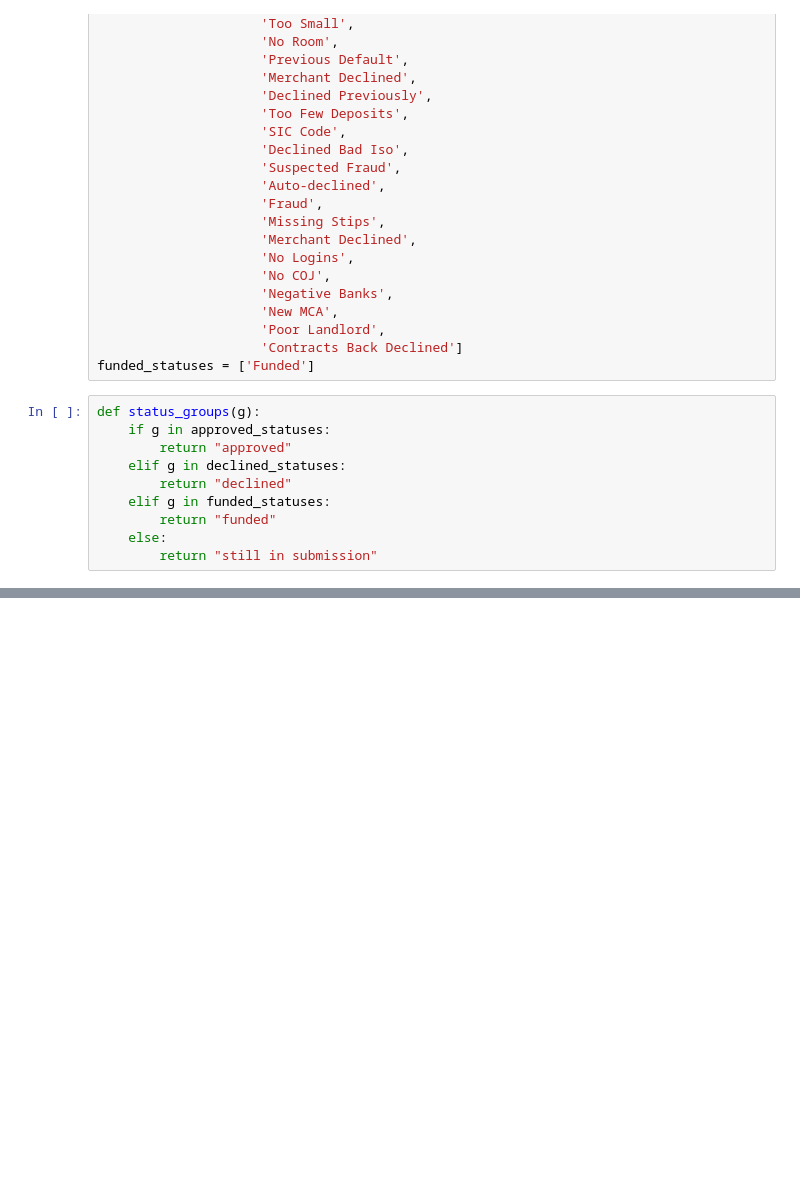
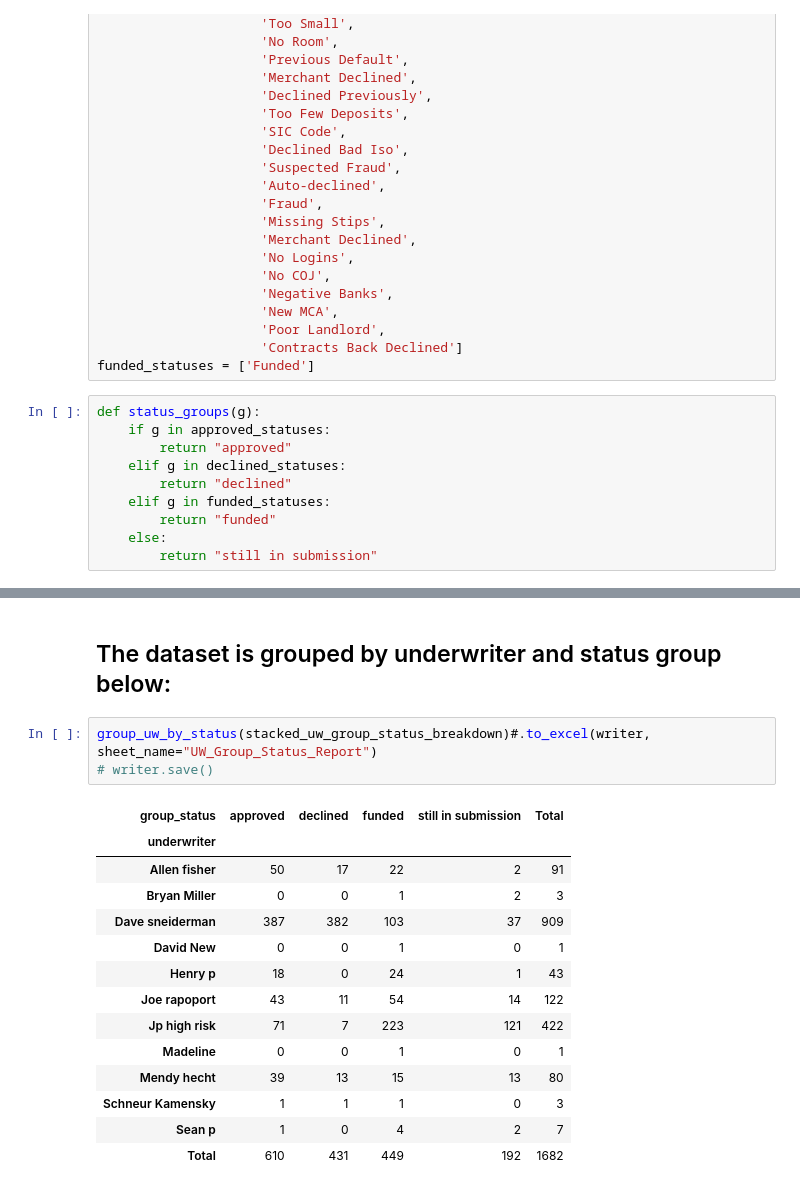
Before and after one commit to business-ui/python_projects, a Jupyter notebook: Report/Report.ipynb, the cells around one changed output, grey strips where cells are left out. Saved outputs shown, nothing was run; the diff lists cells and outputs as text; blank space fills up the shorter version.

```diff
--- a/Report/Report.ipynb
+++ b/Report/Report.ipynb
@@ -189 +193,21 @@ def report_maker(filename):
+# %% [markdown]
+## The dataset is grouped by underwriter and status group below:
+# %%
+group_uw_by_status(stacked_uw_group_status_breakdown)#.to_excel(writer, sheet_name="UW_Group_Status_Report")
+# writer.save()
+# %% [output]
+| group_status | approved | declined | funded | still in submission | Total |
+| underwriter |  |  |  |  |  |
+| Allen fisher | 50 | 17 | 22 | 2 | 91 |
+| Bryan Miller | 0 | 0 | 1 | 2 | 3 |
+| Dave sneiderman | 387 | 382 | 103 | 37 | 909 |
+| David New | 0 | 0 | 1 | 0 | 1 |
+| Henry p | 18 | 0 | 24 | 1 | 43 |
+| Joe rapoport | 43 | 11 | 54 | 14 | 122 |
+| Jp high risk | 71 | 7 | 223 | 121 | 422 |
+| Madeline | 0 | 0 | 1 | 0 | 1 |
+| Mendy hecht | 39 | 13 | 15 | 13 | 80 |
+| Schneur Kamensky | 1 | 1 | 1 | 0 | 3 |
+| Sean p | 1 | 0 | 4 | 2 | 7 |
+| Total | 610 | 431 | 449 | 192 | 1682 |
 # %%
```
Also changed, not shown: parts of 17 cells of this notebook, 2 other files.
